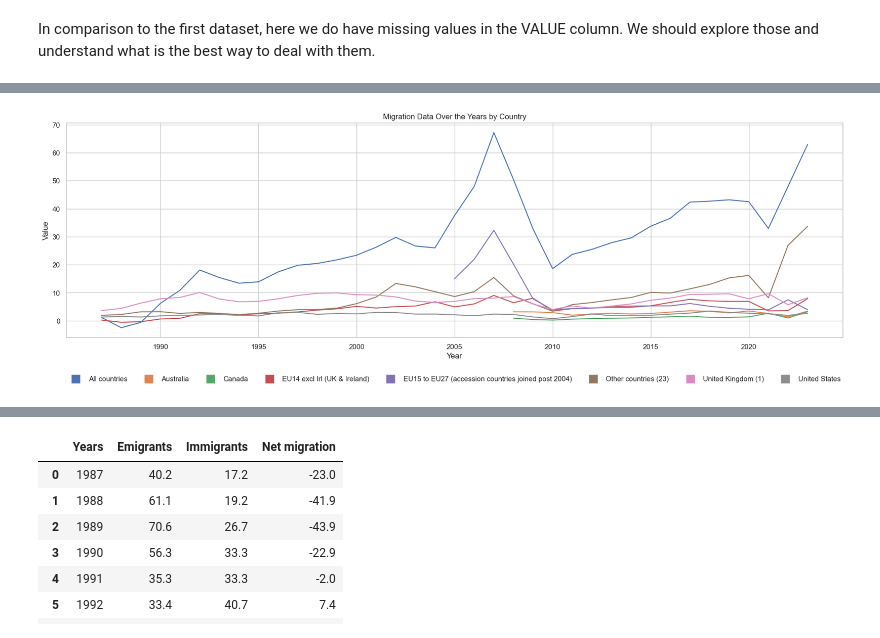
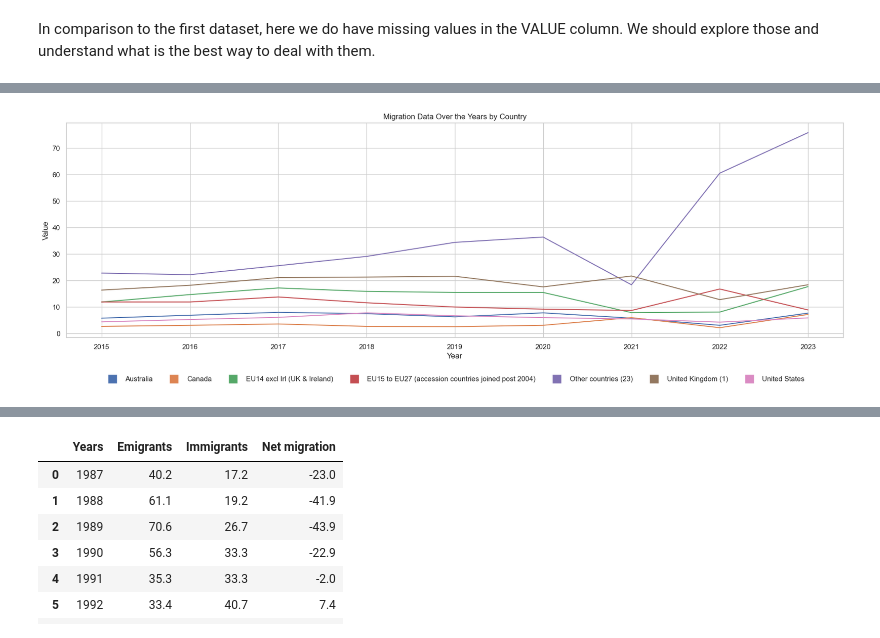
Before and after one commit to mkoleva0/DataAnalytics_CA1, a Jupyter notebook: CA1_Data_Prep_V4.ipynb, the cells around one changed output, grey strips where cells are left out. Saved outputs shown, nothing was run; the diff lists cells and outputs as text; code cells hidden in the pictures.

Commit message:
added more graphics for migration

```diff
--- a/CA1_Data_Prep_V4.ipynb
+++ b/CA1_Data_Prep_V4.ipynb
@@ -669,0 +711,3 @@ rows_with_nan
+# %%
+emigration_df = migration_df[(migration_df['Origin or Destination'] == 'Emigrants: All destinations') & (migration_df['Sex'] == 'Both sexes') & (migration_df['Year'] >= 2015) & (migration_df['Country'] != 'All countries')]
+emigration_df
@@ -669,0 +748,3 @@ rows_with_nan
+# %%
+emigration_df_all_countries_total = migration_df[(migration_df['Origin or Destination'] == 'Emigrants: All destinations') & (migration_df['Sex'] == 'Both sexes') & (migration_df['Year'] >= 2015) & (migration_df['Country'] == 'All countries')]
+emigration_df_all_countries_total
@@ -669,0 +762,24 @@ rows_with_nan
+# %%
+
+plt.figure(figsize=(12, 6))
+colors = ['C0', 'C1', 'C2', 'C3', 'C4', 'C5', 'C6', 'C7', 'C8', 'C9']
+legend_elements = []
+
+pivot_table_emigration = emigration_df_all_countries_total.pivot_table(index='Year', columns='Country', values='VALUE', aggfunc='sum')
+plt.ylabel('Year')
+plt.xlabel('Value')
+plt.title('Emigration Data Over the Years by Country')
+
+bar_height = 0.50
+
+for i, country in enumerate(pivot_table_emigration.columns):
+    color = colors[i]
+    y = pivot_table_emigration.index + i * bar_height
+    plt.barh(y, pivot_table_emigration[country], bar_height, color=color, label=country)
+    legend_elements.append(plt.Line2D([0], [0], color=color, label=country))
+
+
+plt.yticks(pivot_table_emigration.index + bar_height * (len(pivot_table_emigration.columns) / 2), pivot_table_emigration.index)
+
+plt.legend(handles=legend_elements, loc='upper center', bbox_to_anchor=(0.5, -0.15), ncol=8, frameon=False)
+plt.show()
@@ -669,0 +790,3 @@ rows_with_nan
+# %%
+immigration_df = migration_df[(migration_df['Origin or Destination'] == 'Immigrants: All origins') & (migration_df['Sex'] == 'Both sexes') & (migration_df['Year'] >= 2015) & (migration_df['Country'] != 'All countries')]
+immigration_df
@@ -670,20 +807,20 @@ rows_with_nan
 # %%
 plt.figure(figsize=(21.55, 6))
 colors = ['C0', 'C1', 'C2', 'C3', 'C4', 'C5', 'C6', 'C7', 'C8', 'C9']
 legend_elements = []
 
-pivot_table = migration_df.pivot_table(index='Year', columns='Country', values='VALUE')
+pivot_table_immigration = immigration_df.pivot_table(index='Year', columns='Country', values='VALUE', aggfunc= 'sum')
 plt.xlabel('Year')
 plt.ylabel('Value')
 plt.title('Migration Data Over the Years by Country')
 
-for i, country in enumerate(pivot_table.columns):
+for i, country in enumerate(pivot_table_immigration.columns):
     color = colors[i]
-    plt.plot(pivot_table.index, pivot_table[country], color, label=country)
+    plt.plot(pivot_table_immigration.index, pivot_table_immigration[country], color, label=country)
     #legend_elements.append(Line2D([0], [0], color=color, label=country))
     legend_elements.append(plt.Line2D([0], [0], marker='s', color='w', markerfacecolor=color,label=country, markersize=15))
 
 plt.legend(handles=legend_elements, loc='upper center', bbox_to_anchor=(0.5, -0.15), ncol=8, frameon=False)
 plt.show()
 # %% [output]
-[figure, old version]
+[figure, new version]
```
Also changed, not shown: parts of 35 cells of this notebook.
